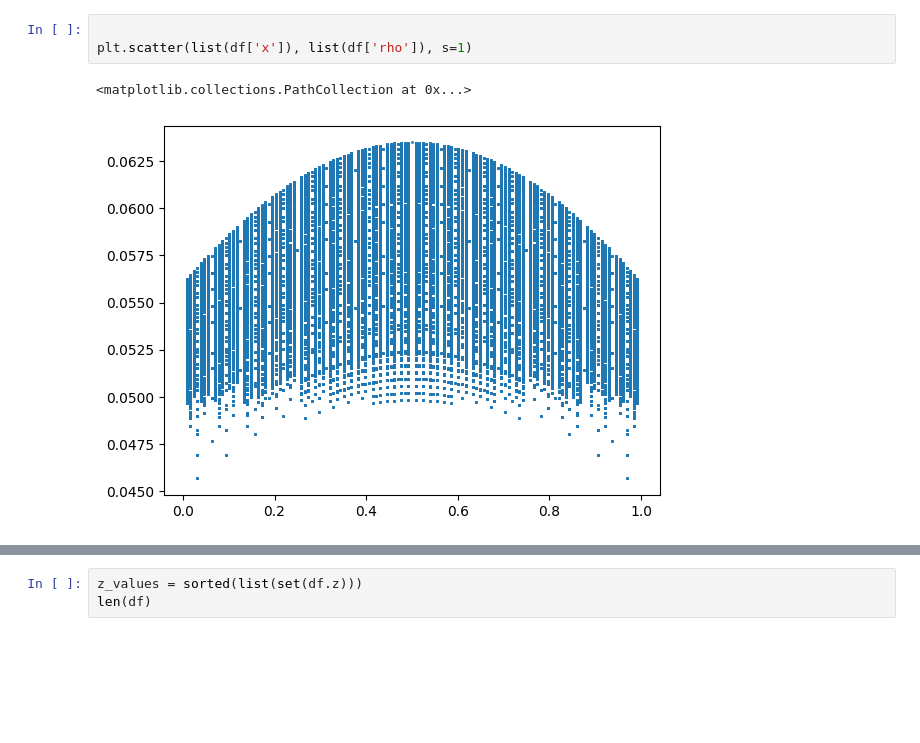
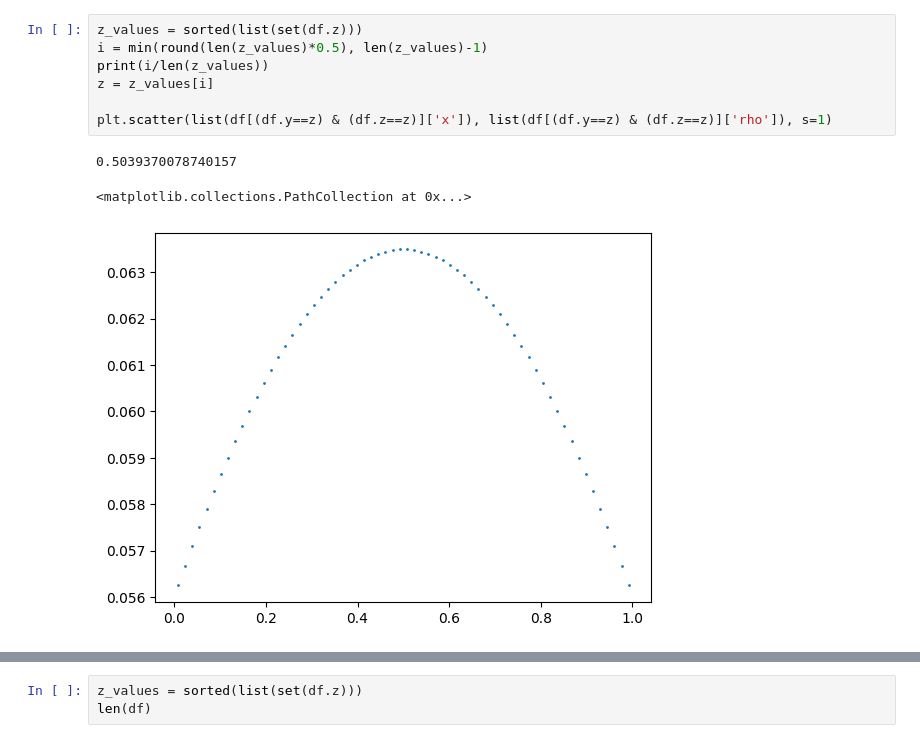
Before and after one commit to 314152718/amr-gpu, a Jupyter notebook: graph_natalia.ipynb, the cells around one changed output, grey strips where cells are left out. Drawn from its saved outputs; the diff is of its cells as text; blank space fills up the shorter version.

Commit message:
graphs

```diff
--- a/graph_natalia.ipynb
+++ b/graph_natalia.ipynb
@@ -14,6 +11,11 @@ df['z'] = df['k'] * df['dx'] + df['dx'] / 2
-# %%
-
-plt.scatter(list(df['x']), list(df['rho']), s=1)
-# %% [output]
-<matplotlib.collections.PathCollection at 0x...>
-[figure, removed]
+# %%
+z_values = sorted(list(set(df.z)))
+i = min(round(len(z_values)*0.5), len(z_values)-1)
+print(i/len(z_values))
+z = z_values[i]
+
+plt.scatter(list(df[(df.y==z) & (df.z==z)]['x']), list(df[(df.y==z) & (df.z==z)]['rho']), s=1)
+# %% [output]
+0.5039370078740157
+<matplotlib.collections.PathCollection at 0x...>
+[figure, added]
```
Also changed, not shown: parts of 2 cells of this notebook, 2 other files.
